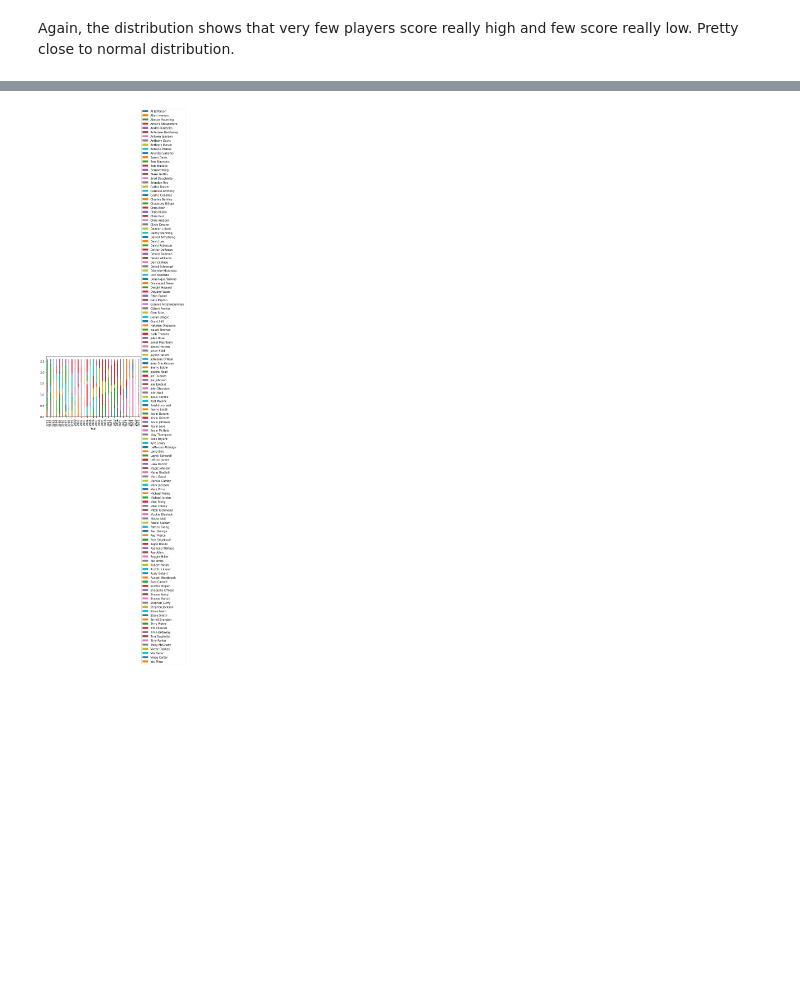
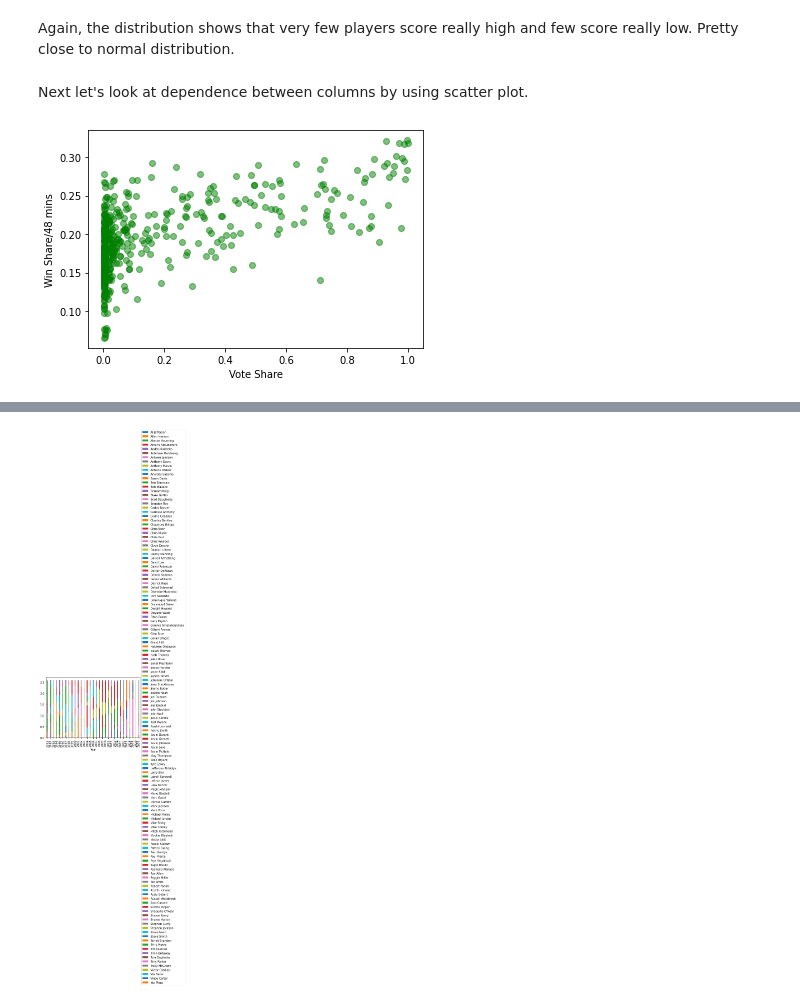
Before and after one commit to JaySanthanam/Programming-for-data, a Jupyter notebook: Projects/NBA.ipynb, the cells around one changed output, grey strips where cells are left out. Saved outputs shown, nothing was run; the diff lists cells and outputs as text; code cells hidden in the pictures; blank space fills up the shorter version.

```diff
--- a/Projects/NBA.ipynb
+++ b/Projects/NBA.ipynb
@@ -374,3 +374,12 @@ plt.show()
 [figure]
 # %% [markdown]
 Again, the distribution shows that very few players score really high and few score really low. Pretty close to normal distribution.
+# %% [markdown]
+Next let's look at dependence between columns by using scatter plot.
+# %%
+plt.scatter(MVP_df_v3["Share"],MVP_df_v3["WS/48"],c="g", alpha=0.5)
+plt.xlabel("Vote Share")
+plt.ylabel("Win Share/48 mins")
+plt.show()
+# %% [output]
+[figure, added]
```
Also changed, not shown: parts of 4 cells of this notebook.
